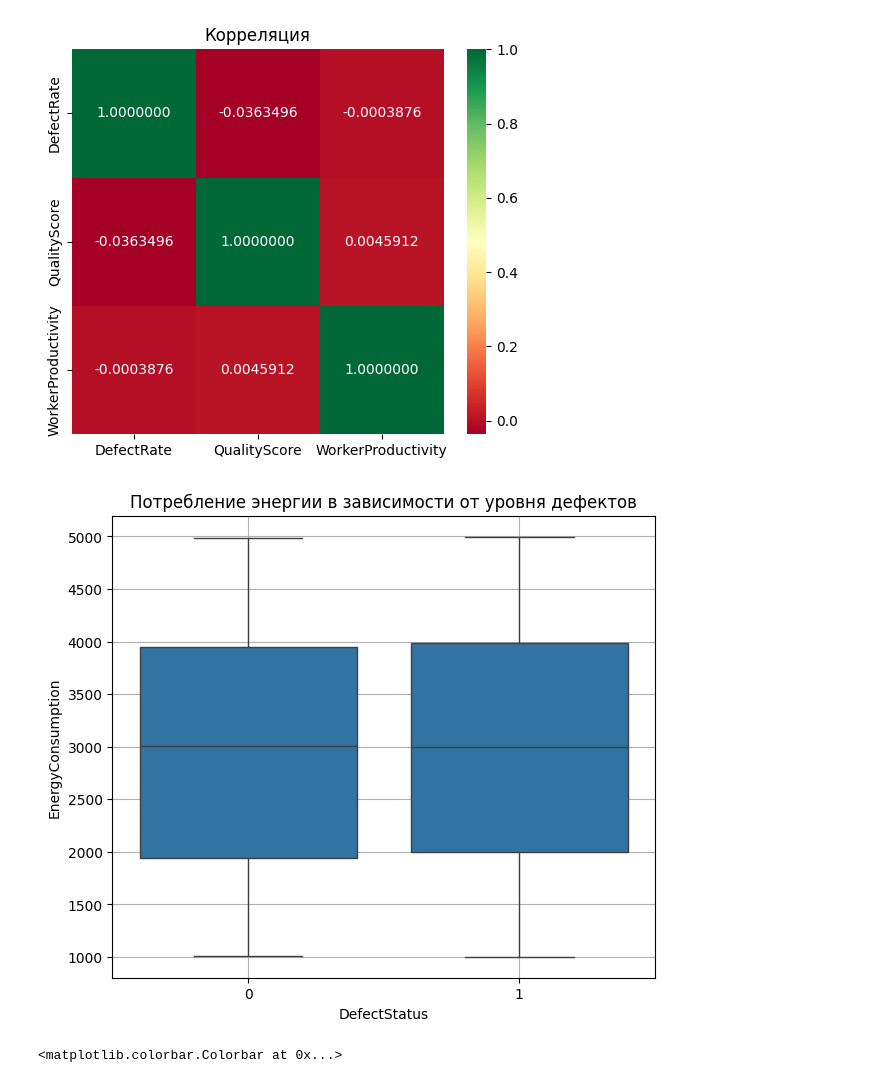
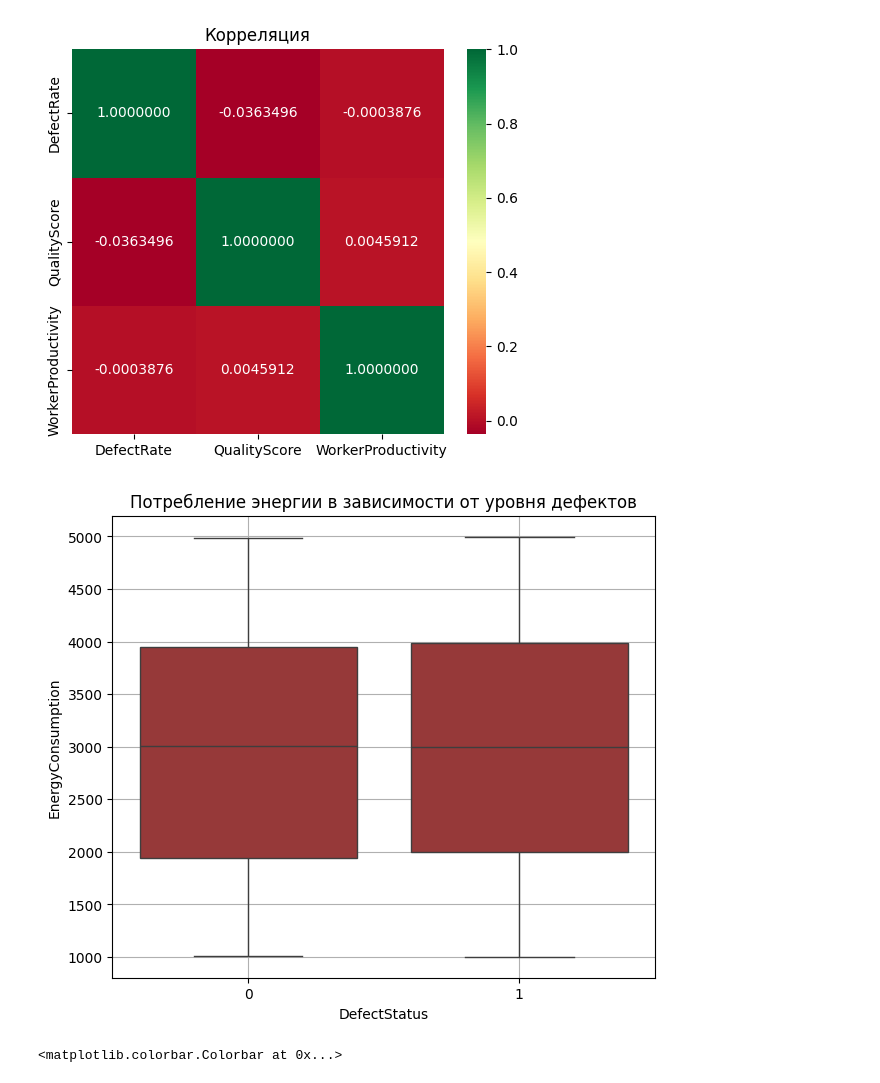
Before and after one commit to Alohamaan/Forecating-defects-in-production, a Jupyter notebook: end.ipynb, the cells around one changed output. Cells and saved outputs as stored; diff of their text form; code cells hidden in the pictures.

```diff
--- a/end.ipynb
+++ b/end.ipynb
@@ -48,14 +72,14 @@ plt.show()
 # %%
 # 4 вопрос
 # График зависимости
 plt.figure(figsize=(7, 6))
-sns.boxplot(x = "DefectStatus", y = "EnergyConsumption", data = df)
+sns.boxplot(x = "DefectStatus", y = "EnergyConsumption", data = df, color = 'brown')
 plt.title("Потребление энергии в зависимости от уровня дефектов")
 plt.xlabel("DefectStatus")
 plt.ylabel("EnergyConsumption")
 plt.grid()
 # %% [output]
-[figure, old version]
+[figure, new version]
 # %%
 # 5 вопрос
 plt.figure(figsize=(10, 6))
```
Also changed, not shown: parts of 3 cells of this notebook.
